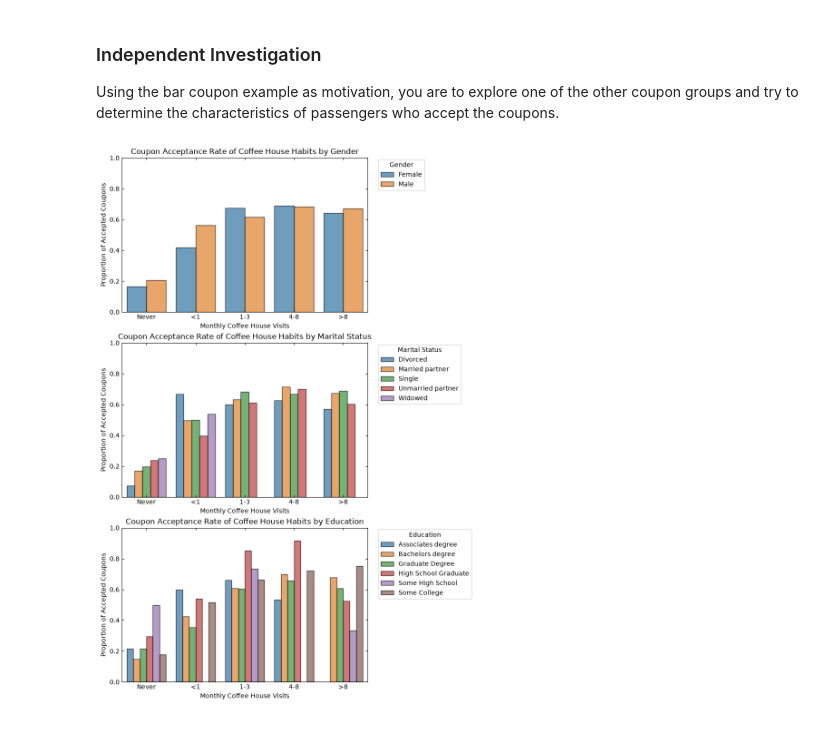
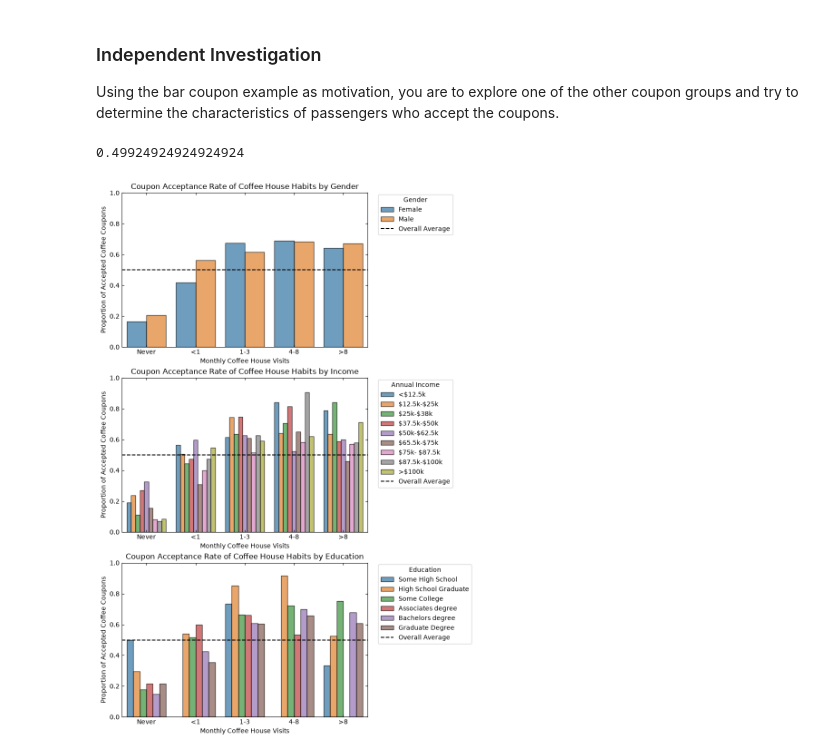
Before and after one commit to jbadger5/Assignment5.1, a Jupyter notebook: prompt.ipynb, the cells around one changed output. Saved outputs shown, nothing was run; the diff lists cells and outputs as text; code cells hidden in the pictures.

```diff
--- a/prompt.ipynb
+++ b/prompt.ipynb
@@ -281,3 +275,9 @@ Acceptance rate of drivers from scenario 3: 0.45348837209302323
 Using the bar coupon example as motivation, you are to explore one of the other coupon groups and try to determine the characteristics of passengers who accept the coupons.
 # %%
 Coffee_df = data[data["coupon"] =="Coffee House"]
+
+AverageCoffeeCouponAcceptance = Coffee_df["Y"].mean()
+
+print(AverageCoffeeCouponAcceptance)
+# %% [output]
+0.49924924924924924
@@ -301,46 +284,76 @@ CoffeeAcceptanceEducation_df = CoffeeAcceptanceEducation_df.reset_index()
+# %%
+VisitOrderList = ['never','less1','1~3','4~8','gt8']
+EducationOrderList =["Some High School","High School Graduate","Some college - no degree","Associates degree","Bachelors degree","Graduate degree (Masters or Doctorate)"]
+IncomeOrderList=["Less than $12500","$12500 - $24999","$25000 - $37499","$37500 - $49999","$50000 - $62499","$62500 - $74999","$75000 - $87499","$87500 - $99999","$100000 or More"]
+
+CoffeeAcceptanceGender_df = Coffee_df.groupby(["CoffeeHouse", "gender"], dropna=True)[["Y"]].mean().reset_index()
+CoffeeAcceptanceGender_df["CoffeeHouse"] = pd.Categorical(CoffeeAcceptanceGender_df["CoffeeHouse"], categories=VisitOrderList,ordered=True)
+CoffeeAcceptanceGender_df.sort_values(["CoffeeHouse"],inplace=True)
+
+CoffeeAcceptanceEducation_df = Coffee_df.groupby(["CoffeeHouse", "education"], dropna=True)[["Y"]].mean().reset_index()
+CoffeeAcceptanceEducation_df["CoffeeHouse"] = pd.Categorical(CoffeeAcceptanceEducation_df["CoffeeHouse"], categories=VisitOrderList,ordered=True)
+CoffeeAcceptanceEducation_df["education"] = pd.Categorical(CoffeeAcceptanceEducation_df["education"], categories=EducationOrderList,ordered=True)
+CoffeeAcceptanceEducation_df.sort_values(["CoffeeHouse","education"],inplace=True)
+
+CoffeeAcceptanceIncome_df = Coffee_df.groupby(["CoffeeHouse","income"], dropna=True)[["Y"]].mean().reset_index()
+CoffeeAcceptanceIncome_df["CoffeeHouse"] = pd.Categorical(CoffeeAcceptanceIncome_df["CoffeeHouse"], categories=VisitOrderList,ordered=True)
+CoffeeAcceptanceIncome_df["income"] = pd.Categorical(CoffeeAcceptanceIncome_df["income"], categories=IncomeOrderList,ordered=True)
+CoffeeAcceptanceIncome_df.sort_values(["CoffeeHouse","income"],inplace=True)
 # %%
 fig, ((ax1, ax2,ax3)) = plt.subplots(3, 1, figsize=(7, 15))
 sns.barplot(data=CoffeeAcceptanceGender_df, x='CoffeeHouse', y="Y",hue="gender", alpha=0.7, edgecolor='black',ax=ax1)
-sns.barplot(data=CoffeeAcceptanceMaritalStatus_df, x='CoffeeHouse', y="Y",hue="maritalStatus", alpha=0.7, edgecolor='black',ax=ax2)
+sns.barplot(data=CoffeeAcceptanceIncome_df, x='CoffeeHouse', y="Y",hue="income", alpha=0.7, edgecolor='black',ax=ax2)
 sns.barplot(data=CoffeeAcceptanceEducation_df, x='CoffeeHouse', y="Y",hue="education", alpha=0.7, edgecolor='black',ax=ax3)
 ax1.set_title("Coupon Acceptance Rate of Coffee House Habits by Gender")
-ax2.set_title("Coupon Acceptance Rate of Coffee House Habits by Marital Status")
+ax2.set_title("Coupon Acceptance Rate of Coffee House Habits by Income")
 ax3.set_title("Coupon Acceptance Rate of Coffee House Habits by Education")
 ax1.set_xlabel("Monthly Coffee House Visits")
 ax2.set_xlabel("Monthly Coffee House Visits")
 ax3.set_xlabel("Monthly Coffee House Visits")
-ax1.set_ylabel("Proportion of Accepted Coupons")
-ax2.set_ylabel("Proportion of Accepted Coupons")
-ax3.set_ylabel("Proportion of Accepted Coupons")
-ax1.set_xticks(range(len(CoffeeAcceptance_df.index)), ["Never", "<1", "1-3", "4-8", ">8"])
-ax2.set_xticks(range(len(CoffeeAcceptance_df.index)), ["Never", "<1", "1-3", "4-8", ">8"])
-ax3.set_xticks(range(len(CoffeeAcceptance_df.index)), ["Never", "<1", "1-3", "4-8", ">8"])
+ax1.set_ylabel("Proportion of Accepted Coffee Coupons")
+ax2.set_ylabel("Proportion of Accepted Coffee Coupons")
+ax3.set_ylabel("Proportion of Accepted Coffee Coupons")
+ax1.set_xticklabels(["Never", "<1", "1-3", "4-8", ">8"])
+ax2.set_xticklabels(["Never", "<1", "1-3", "4-8", ">8"])
+ax3.set_xticklabels(["Never", "<1", "1-3", "4-8", ">8"])
 ax1.set(ylim=(0, 1))
 ax2.set(ylim=(0, 1))
 ax3.set(ylim=(0, 1))
 ax1.tick_params(axis='x', direction='in',top=True)
 ax2.tick_params(axis='x', direction='in',top=True)
 ax3.tick_params(axis='x', direction='in',top=True)
-ax1.set_ylabel("Proportion of Accepted Coupons")
-ax2.set_ylabel("Proportion of Accepted Coupons")
-ax3.set_ylabel("Proportion of Accepted Coupons")
 ax1.tick_params(axis='y', direction='in',right=True)
 ax2.tick_params(axis='y', direction='in',right=True)
 ax3.tick_params(axis='y', direction='in',right=True)
+ax1.axhline(AverageCoffeeCouponAcceptance,color ="black",linestyle ="--",label='Overall Average')
+ax2.axhline(AverageCoffeeCouponAcceptance,color ="black",linestyle ="--",label='Overall Average')
+ax3.axhline(AverageCoffeeCouponAcceptance,color ="black",linestyle ="--",label='Overall Average')
 ax1.legend(loc='upper left', title="Gender", bbox_to_anchor=(1.03, 1.01))
-ax2.legend(loc='upper left', title="Marital Status", bbox_to_anchor=(1.03, 1.01))
+income_labels = {
+    "$25000 - $37499" : "\\$25k-$38k",
+    "$12500 - $24999" : "\\$12.5k-$25k",
+    "$37500 - $49999" : "\\$37.5k-$50k",
+    "$50000 - $62499" : "\\$50k-$62.5k",
+    "$100000 or More" : ">\\$100k",
+    "Less than $12500" : "<\\$12.5k",
+    "$62500 - $74999" : "\\$65.5k-$75k",
+    "$87500 - $99999" : "\\$87.5k-$100k",
+    "$75000 - $87499" : "\\$75k- $87.5k"
+}
+handles, labels = ax2.get_legend_handles_labels()
+ax2.legend(handles=handles,labels=[income_labels.get(label, label) for label in labels],loc="upper left",title="Annual Income",bbox_to_anchor=(1.03, 1.01))
 education_labels = {
     "Some High School": "Some High School",
     "High School Graduate": "High School Graduate",
     "Some college - no degree": "Some College",
     "Associates degree": "Associates degree",
     "Bachelors degree": "Bachelors degree",
     "Graduate degree (Masters or Doctorate)": "Graduate Degree",
 }
 handles, labels = ax3.get_legend_handles_labels()
 ax3.legend(handles=handles,labels=[education_labels.get(label, label) for label in labels],loc="upper left",title="Education",bbox_to_anchor=(1.03, 1.01),
 )
 
 plt.savefig('images/coffeeshop_acceptance.png')
 # %% [output]
-[figure, old version]
+[figure, new version]
```
Also changed, not shown: parts of 4 cells of this notebook, 4 other files.
